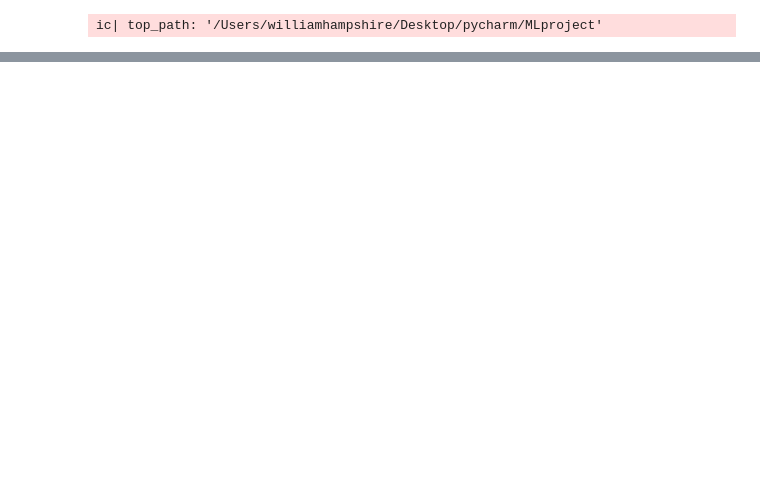
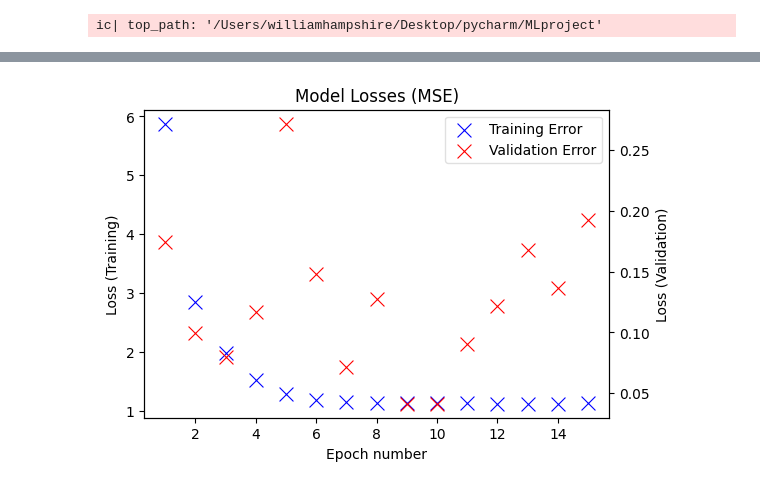
Before and after one commit to willhampshire/Depresjon_ML, a Jupyter notebook: modeltesting.ipynb, the cells around one changed output, grey strips where cells are left out. Saved outputs shown, nothing was run; the diff lists cells and outputs as text; code cells hidden in the pictures; blank space fills up the shorter version.

Commit message:
Notebook seaborn plotting of loss functions

```diff
--- a/modeltesting.ipynb
+++ b/modeltesting.ipynb
@@ -310,0 +338,49 @@ plt.show()
+# %%
+import seaborn as sns
+import matplotlib.pyplot as plt
+import matplotlib.ticker as ticker
+from pandas import DataFrame as DF  # Optional if not already imported
+
+# .png (rasterised) or .svg (vector graphic)?
+image_save_type = ['svg', 'png']  # 'png' or 'svg'
+
+losses_df = DF(losses.epoch_losses)
+plt.figure(figsize=(6, 4))
+losses_df['epoch'] = losses_df.index + 1  # Add an epoch column for the x-axis
+
+ax1 = sns.scatterplot(x='epoch', y='loss', data=losses_df, label='Training Error', color='blue', marker='x', s=100)
+ax2 = ax1.twinx()
+sns.scatterplot(x='epoch', y='val_loss', data=losses_df, label='Validation Error', color='red', marker='x', s=100, ax=ax2)
+
+
+ax1.legend_.remove()
+ax2.legend_.remove()
+
+# Get handles and labels for both axes
+handles1, labels1 = ax1.get_legend_handles_labels()
+handles2, labels2 = ax2.get_legend_handles_labels()
+
+# Combine the legends from both axes
+handles = handles1 + handles2
+labels = labels1 + labels2
+
+# Plot legends without overlap
+plt.legend(handles, labels, facecolor='white', framealpha=0.6)
+
+
+# Add title and labels
+plt.title('Model Losses (MSE)')
+ax1.set_xlabel('Epoch number')
+ax1.set_ylabel('Loss (Training)')
+ax2.set_ylabel('Loss (Validation)')
+plt.gca().xaxis.set_major_locator(ticker.MaxNLocator(integer=True))  # integer x scale
+
+# Save the figure based on image_save_type
+if 'png' in image_save_type:
+    plt.savefig("model_losses.png", dpi=150, transparent=True)
+if 'svg' in image_save_type:
+    plt.savefig("model_losses.svg", format='svg', bbox_inches='tight')
+
+plt.show()
+# %% [output]
+[figure, added]
```
Also changed, not shown: parts of 3 cells of this notebook, 2 other files.
